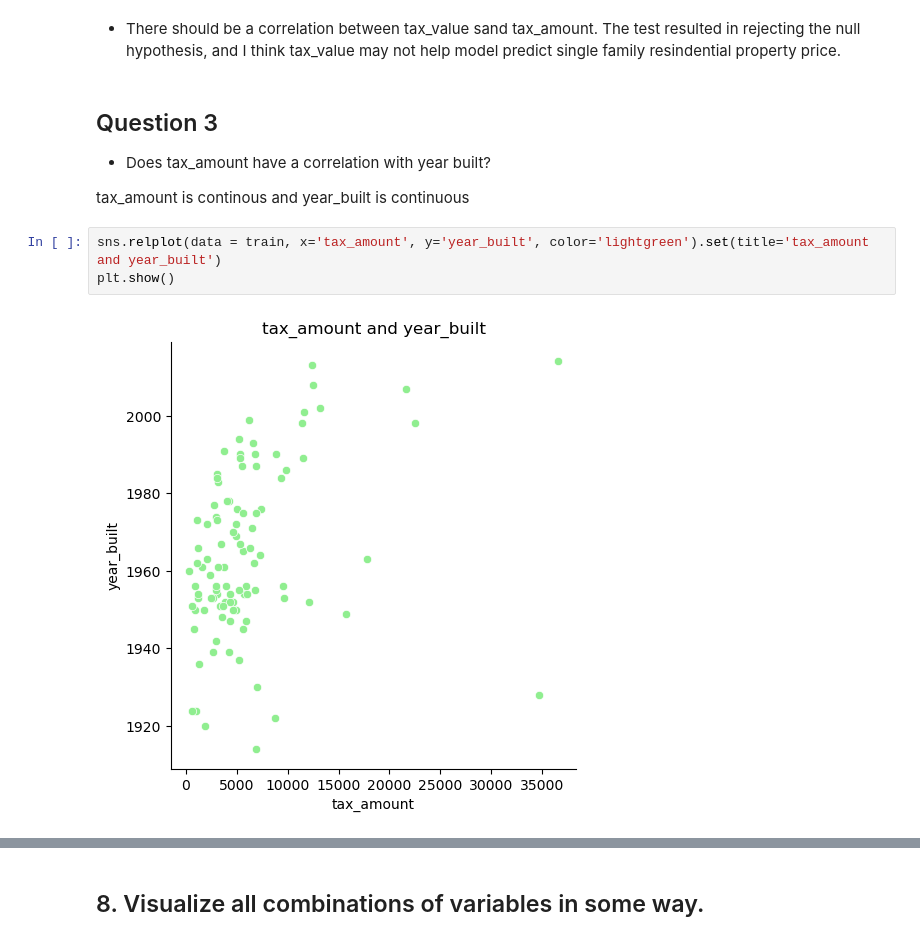
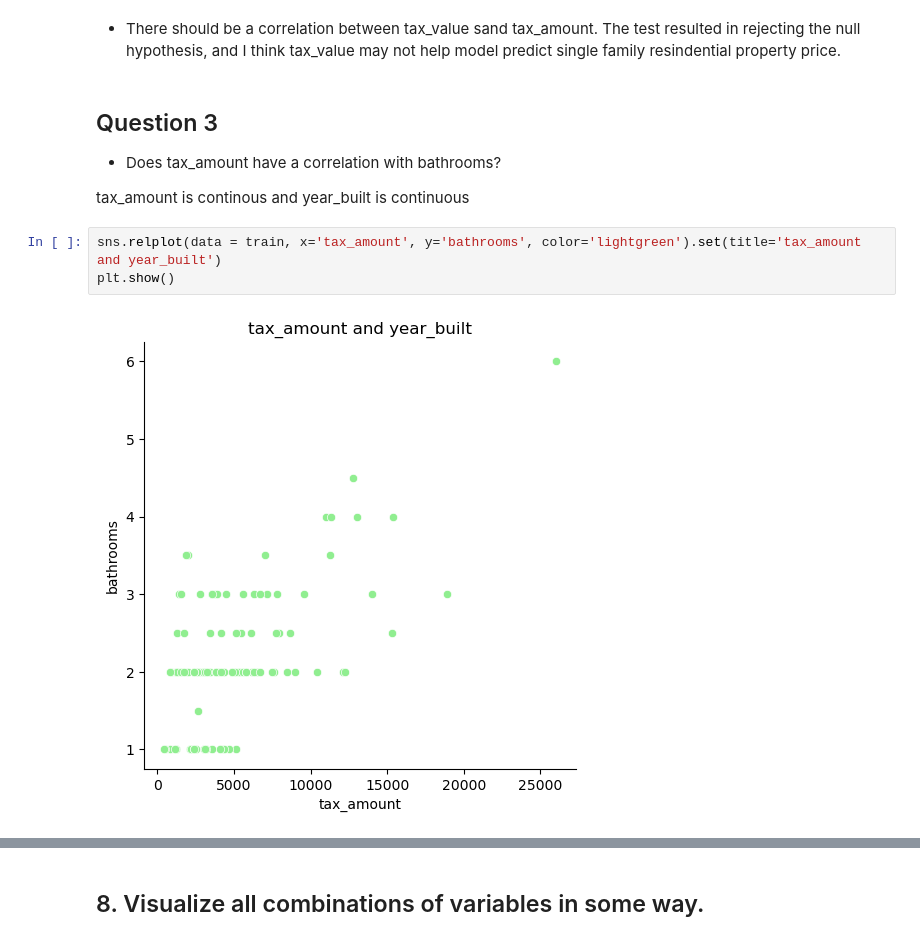
Before and after one commit to Marc-Aradillas/regression-exercises, a Jupyter notebook: explore.ipynb, the cells around one changed output, grey strips where cells are left out. Cells and saved outputs as stored; diff of their text form.

```diff
--- a/explore.ipynb
+++ b/explore.ipynb
@@ -261,11 +275,11 @@ There is no significant linear correlation between tax_value and tax_amount. 6.2
 # %% [markdown]
 ## Question 3
 
-* Does tax_amount have a correlation with year built?
+* Does tax_amount have a correlation with bathrooms?
 
 tax_amount is continous and year_built is continuous
 # %%
-sns.relplot(data = train, x='tax_amount', y='year_built', color='lightgreen').set(title='tax_amount and year_built')
+sns.relplot(data = train, x='tax_amount', y='bathrooms', color='lightgreen').set(title='tax_amount and year_built')
 plt.show()
 # %% [output]
-[figure, old version]
+[figure, new version]
```
Also changed, not shown: parts of 48 cells of this notebook, 2 other files.
